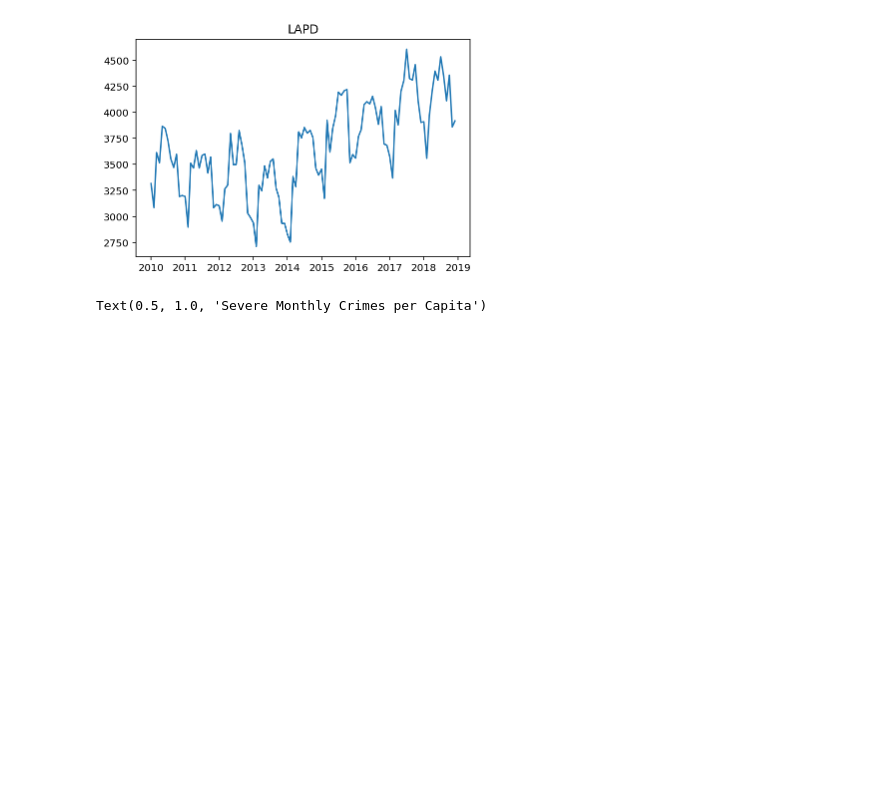
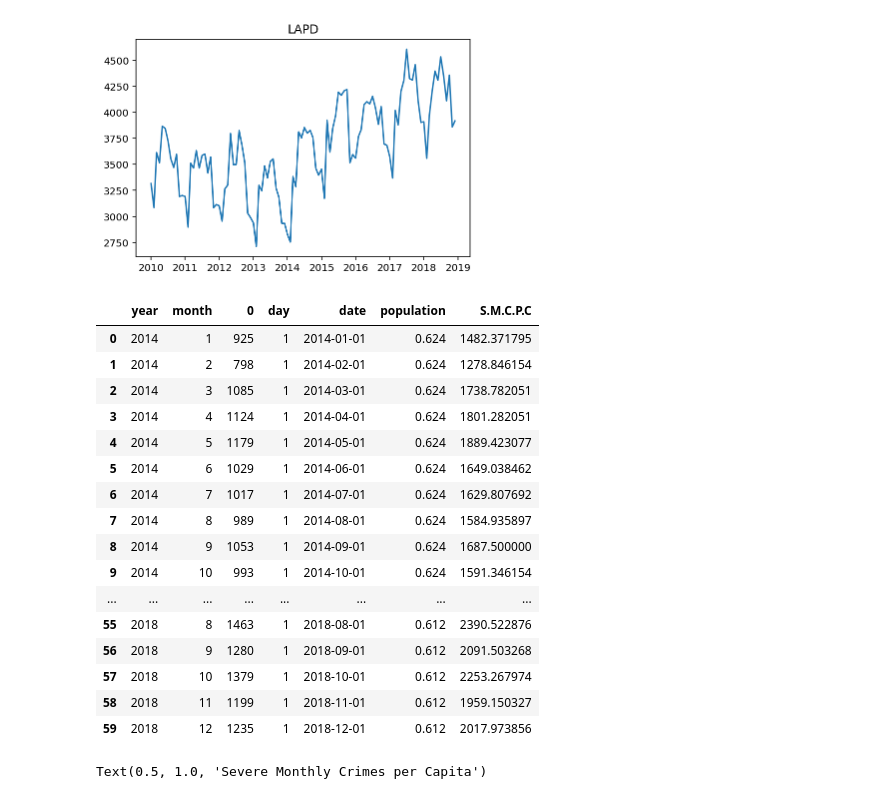
Before and after one commit to cho244/PoliceReports, a Jupyter notebook: Clearning.ipynb, the cells around one changed output. Saved outputs shown, nothing was run; the diff lists cells and outputs as text; code cells hidden in the pictures; blank space fills up the shorter version.

```diff
--- a/Clearning.ipynb
+++ b/Clearning.ipynb
@@ -21,10 +21,6 @@ nypd = nypd_historical.append(nypd_current, sort=False)
 sfpd = pd.read_csv('SFPD.csv')
 lapd = pd.read_csv('LAPD.csv')
 balt_pd = pd.read_csv('balt.csv')
-
-sfpd = (sfpd[sfpd["year"] != '2018'])
-lapd = (lapd[lapd["year"] != '2019'])
-balt_pd = (balt_pd[balt_pd["year"] != '2019'])
 # %%
 nypd['year']=(nypd['RPT_DT'].str[-4:])
 nypd['month']=(nypd['RPT_DT'].str[:2])
@@ -353,13 +349,33 @@ balt_month = month_pop(b_pop)
 # %%
 la_lesser_month['S.M.C.P.C'] = la_lesser_month[0]/la_lesser_month['population']
 sf_lesser_month['S.M.C.P.C'] = sf_lesser_month[0]/sf_lesser_month['population']
 ny_lesser_month['S.M.C.P.C'] = ny_lesser_month[0]/ny_lesser_month['population']
 balt_lesser_month['S.M.C.P.C'] = balt_lesser_month[0]/balt_lesser_month['population']
 
 la_severe_month['S.M.C.P.C'] = la_severe_month[0]/la_severe_month['population']
 sf_severe_month['S.M.C.P.C'] = sf_severe_month[0]/sf_severe_month['population']
 ny_severe_month['S.M.C.P.C'] = ny_severe_month[0]/ny_severe_month['population']
 balt_severe_month['S.M.C.P.C'] = balt_severe_month[0]/balt_severe_month['population']
+
+balt_severe_month
+# %% [output]
+|  | year | month | 0 | day | date | population | S.M.C.P.C |
+| 0 | 2014 | 1 | 925 | 1 | 2014-01-01 | 0.624 | 1482.371795 |
+| 1 | 2014 | 2 | 798 | 1 | 2014-02-01 | 0.624 | 1278.846154 |
+| 2 | 2014 | 3 | 1085 | 1 | 2014-03-01 | 0.624 | 1738.782051 |
+| 3 | 2014 | 4 | 1124 | 1 | 2014-04-01 | 0.624 | 1801.282051 |
+| 4 | 2014 | 5 | 1179 | 1 | 2014-05-01 | 0.624 | 1889.423077 |
+| 5 | 2014 | 6 | 1029 | 1 | 2014-06-01 | 0.624 | 1649.038462 |
+| 6 | 2014 | 7 | 1017 | 1 | 2014-07-01 | 0.624 | 1629.807692 |
+| 7 | 2014 | 8 | 989 | 1 | 2014-08-01 | 0.624 | 1584.935897 |
+| 8 | 2014 | 9 | 1053 | 1 | 2014-09-01 | 0.624 | 1687.500000 |
+| 9 | 2014 | 10 | 993 | 1 | 2014-10-01 | 0.624 | 1591.346154 |
+| ... | ... | ... | ... | ... | ... | ... | ... |
+| 55 | 2018 | 8 | 1463 | 1 | 2018-08-01 | 0.612 | 2390.522876 |
+| 56 | 2018 | 9 | 1280 | 1 | 2018-09-01 | 0.612 | 2091.503268 |
+| 57 | 2018 | 10 | 1379 | 1 | 2018-10-01 | 0.612 | 2253.267974 |
+| 58 | 2018 | 11 | 1199 | 1 | 2018-11-01 | 0.612 | 1959.150327 |
+| 59 | 2018 | 12 | 1235 | 1 | 2018-12-01 | 0.612 | 2017.973856 |
 # %%
 plt.figure(figsize = (10,7))
 plt.plot(sf_severe_month.date ,sf_severe_month['S.M.C.P.C'], label = 'SFPD')
```
Also changed, not shown: 1 other file.
